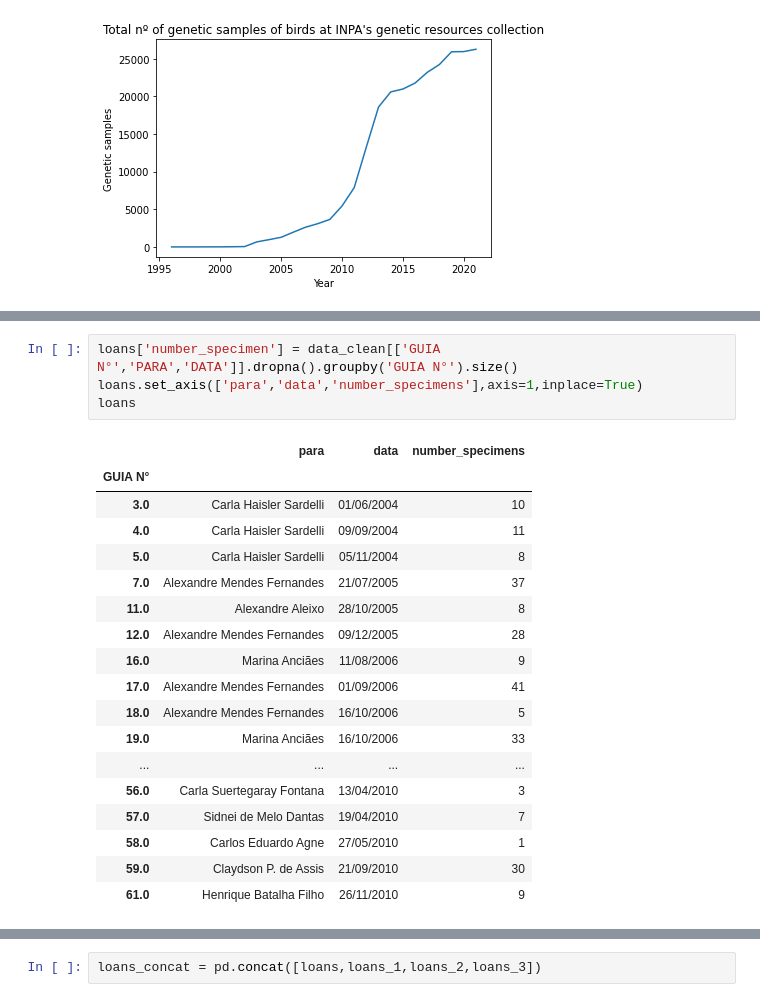
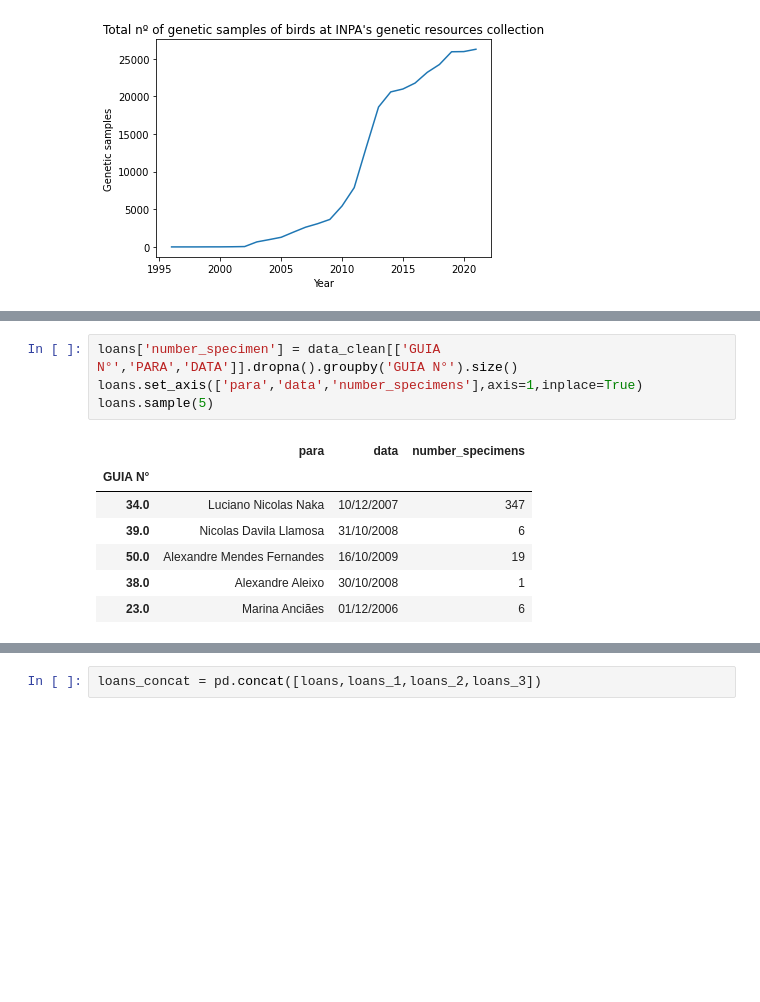
Before and after one commit to nnbuainain/inpa_bird_collection, a Jupyter notebook: inpa_bird_collection_analyses.ipynb, the cells around one changed output, grey strips where cells are left out. Drawn from its saved outputs; the diff is of its cells as text; blank space fills up the shorter version.

```diff
--- a/inpa_bird_collection_analyses.ipynb
+++ b/inpa_bird_collection_analyses.ipynb
@@ -1241,26 +1178,15 @@ loans
 # %%
 loans['number_specimen'] = data_clean[['GUIA N°','PARA','DATA']].dropna().groupby('GUIA N°').size()
 loans.set_axis(['para','data','number_specimens'],axis=1,inplace=True)
-loans
+loans.sample(5)
 # %% [output]
 |  | para | data | number_specimens |
 | GUIA N° |  |  |  |
-| 3.0 | Carla Haisler Sardelli | 01/06/2004 | 10 |
-| 4.0 | Carla Haisler Sardelli | 09/09/2004 | 11 |
-| 5.0 | Carla Haisler Sardelli | 05/11/2004 | 8 |
-| 7.0 | Alexandre Mendes Fernandes | 21/07/2005 | 37 |
-| 11.0 | Alexandre Aleixo | 28/10/2005 | 8 |
-| 12.0 | Alexandre Mendes Fernandes | 09/12/2005 | 28 |
-| 16.0 | Marina Anciães | 11/08/2006 | 9 |
-| 17.0 | Alexandre Mendes Fernandes | 01/09/2006 | 41 |
-| 18.0 | Alexandre Mendes Fernandes | 16/10/2006 | 5 |
-| 19.0 | Marina Anciães | 16/10/2006 | 33 |
-| ... | ... | ... | ... |
-| 56.0 | Carla Suertegaray Fontana | 13/04/2010 | 3 |
-| 57.0 | Sidnei de Melo Dantas | 19/04/2010 | 7 |
-| 58.0 | Carlos Eduardo Agne | 27/05/2010 | 1 |
-| 59.0 | Claydson P. de Assis | 21/09/2010 | 30 |
-| 61.0 | Henrique Batalha Filho | 26/11/2010 | 9 |
+| 34.0 | Luciano Nicolas Naka | 10/12/2007 | 347 |
+| 39.0 | Nicolas Davila Llamosa | 31/10/2008 | 6 |
+| 50.0 | Alexandre Mendes Fernandes | 16/10/2009 | 19 |
+| 38.0 | Alexandre Aleixo | 30/10/2008 | 1 |
+| 23.0 | Marina Anciães | 01/12/2006 | 6 |
 # %%
 loans_1 = data_clean[['GUIA N°.1','PARA.1','DATA.1']].dropna().groupby('GUIA N°.1').first()
 loans_1['number_specimen'] = data_clean[['GUIA N°.1','PARA.1','DATA.1']].dropna().groupby('GUIA N°.1').size()
```
Also changed, not shown: parts of 124 cells of this notebook, 1 other file.
